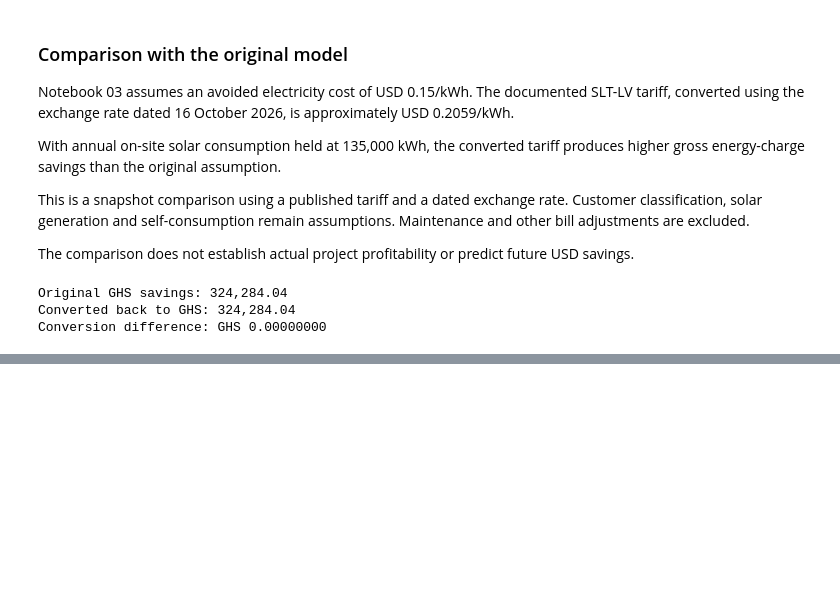
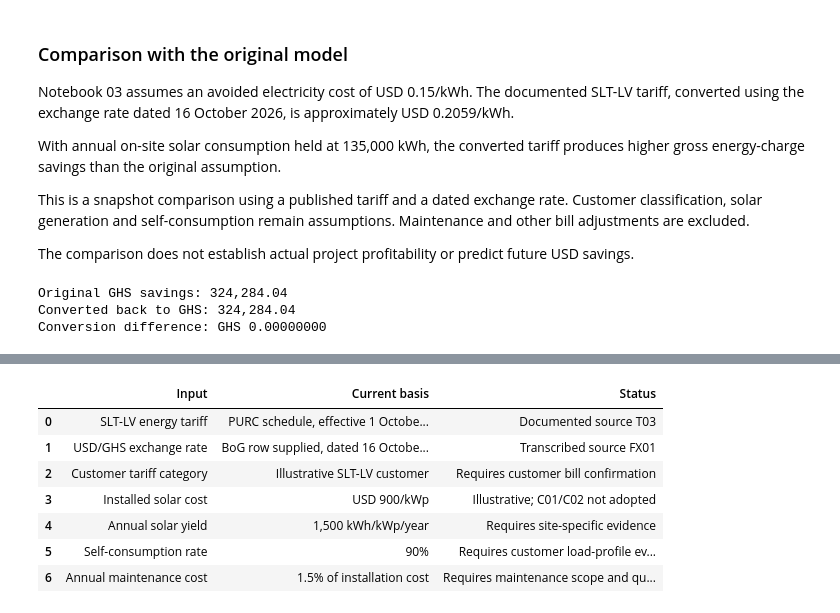
Before and after one commit to GHseyram/Ghana-energy-transition-investment-analytics, a Jupyter notebook: notebooks/04_ghana_solar_market_inputs.ipynb, the cells around one changed output, grey strips where cells are left out. Saved outputs shown, nothing was run; the diff lists cells and outputs as text; code cells hidden in the pictures; blank space fills up the shorter version.

Commit message:
Document solar cost source limitations and input evidence status

```diff
--- a/notebooks/04_ghana_solar_market_inputs.ipynb
+++ b/notebooks/04_ghana_solar_market_inputs.ipynb
@@ -330,0 +417,41 @@ Conversion difference: GHS 0.00000000
+# %%
+evidence_status = pd.DataFrame({
+    "Input": [
+        "SLT-LV energy tariff",
+        "USD/GHS exchange rate",
+        "Customer tariff category",
+        "Installed solar cost",
+        "Annual solar yield",
+        "Self-consumption rate",
+        "Annual maintenance cost"
+    ],
+    "Current basis": [
+        "PURC schedule, effective 1 October 2026",
+        "BoG row supplied, dated 16 October 2026",
+        "Illustrative SLT-LV customer",
+        "USD 900/kWp",
+        "1,500 kWh/kWp/year",
+        "90%",
+        "1.5% of installation cost"
+    ],
+    "Status": [
+        "Documented source T03",
+        "Transcribed source FX01",
+        "Requires customer bill confirmation",
+        "Illustrative; C01/C02 not adopted",
+        "Requires site-specific evidence",
+        "Requires customer load-profile evidence",
+        "Requires maintenance scope and quotation"
+    ]
+})
+
+evidence_status
+# %% [output]
+|  | Input | Current basis | Status |
+| 0 | SLT-LV energy tariff | PURC schedule, effective 1 Octobe... | Documented source T03 |
+| 1 | USD/GHS exchange rate | BoG row supplied, dated 16 Octobe... | Transcribed source FX01 |
+| 2 | Customer tariff category | Illustrative SLT-LV customer | Requires customer bill confirmation |
+| 3 | Installed solar cost | USD 900/kWp | Illustrative; C01/C02 not adopted |
+| 4 | Annual solar yield | 1,500 kWh/kWp/year | Requires site-specific evidence |
+| 5 | Self-consumption rate | 90% | Requires customer load-profile ev... |
+| 6 | Annual maintenance cost | 1.5% of installation cost | Requires maintenance scope and qu... |
```
Also changed, not shown: parts of 4 cells of this notebook.
